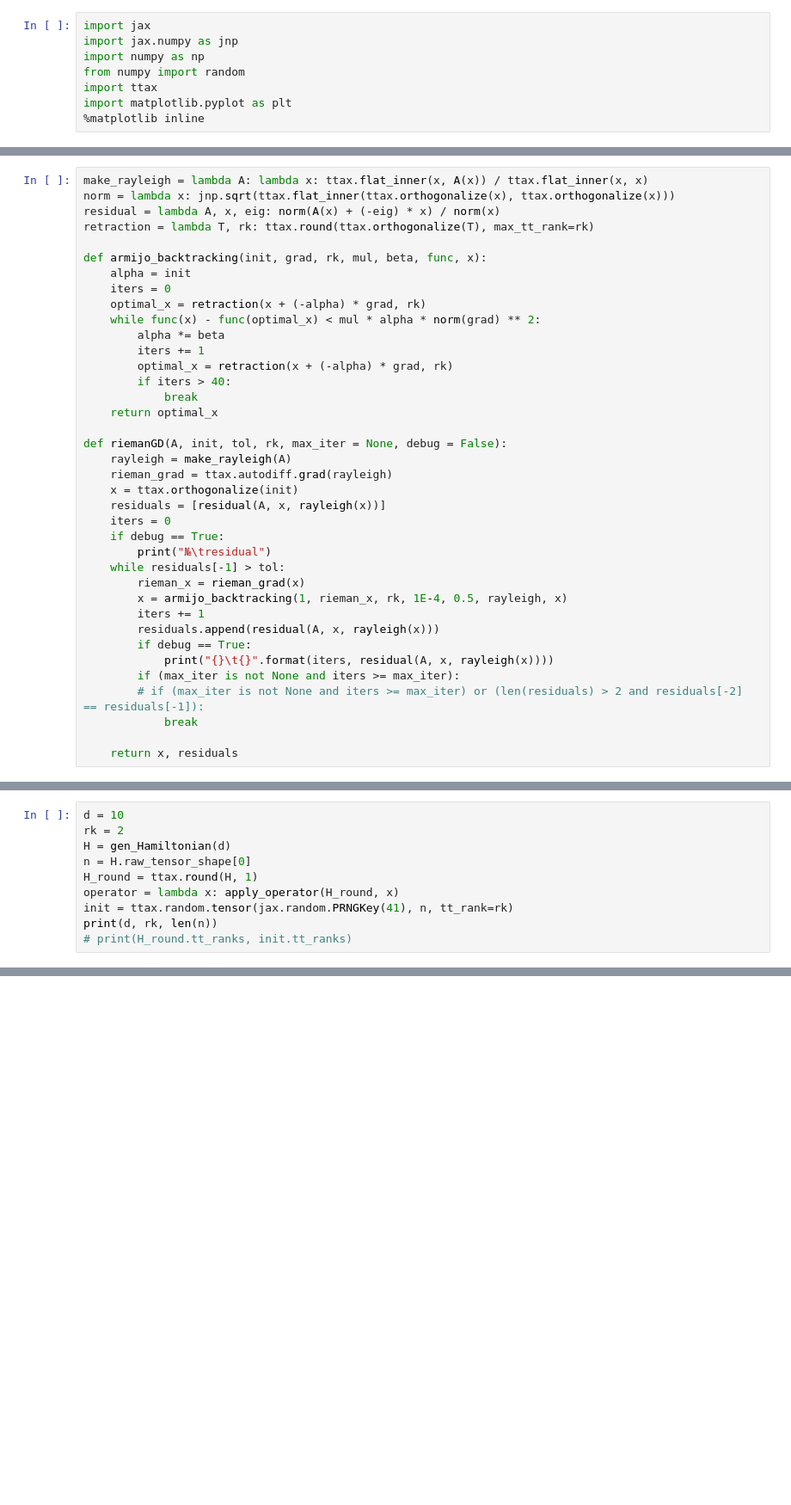
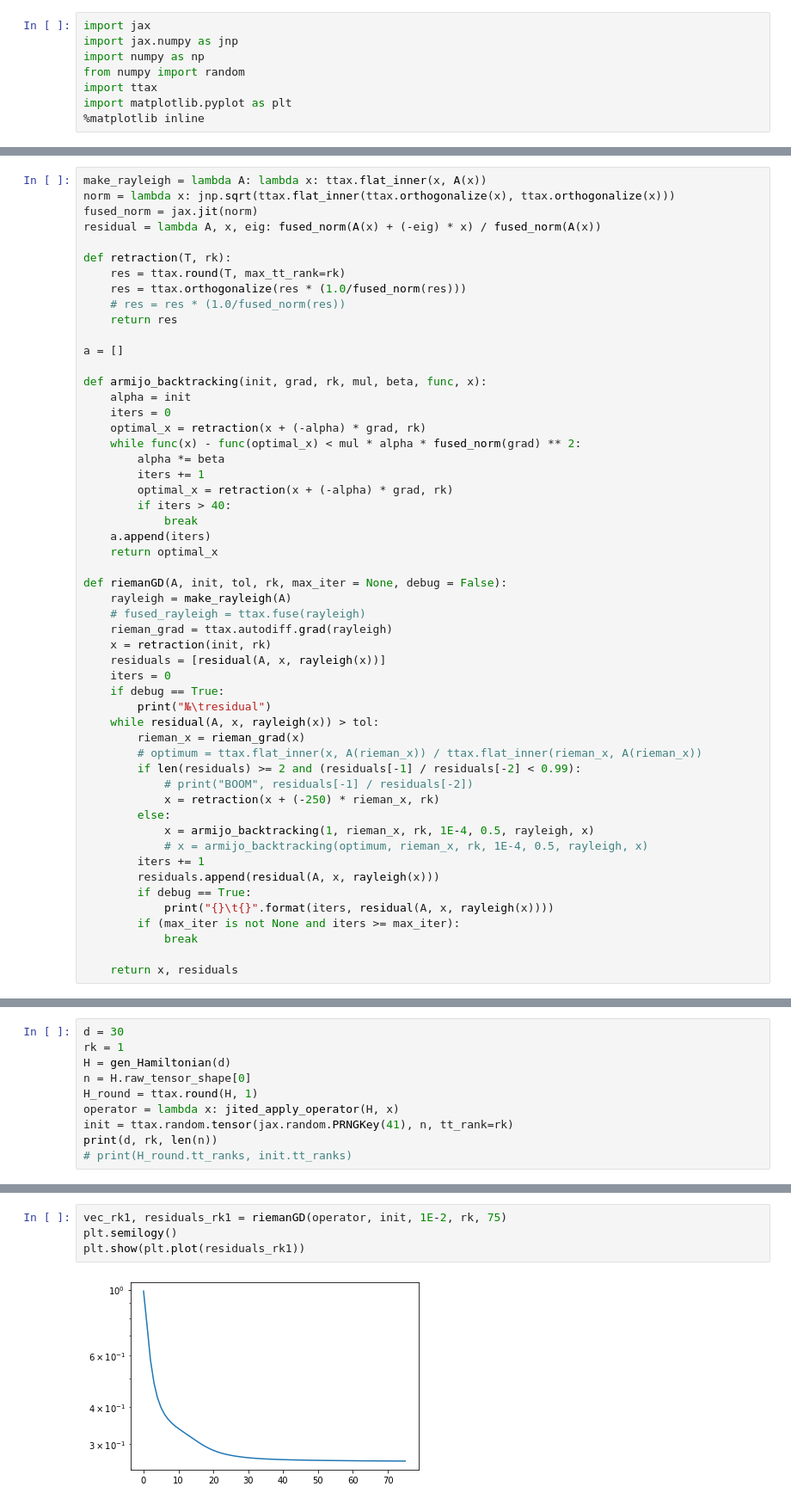
Before and after one commit to johanDDC/RiemannianOptimizationTT, a Jupyter notebook: partial_evp/haisenberg_model.ipynb, the cells around one changed output, grey strips where cells are left out. Shown at 86% size. Cells and saved outputs as stored; diff of their text form; blank space fills up the shorter version.

```diff
--- a/partial_evp/haisenberg_model.ipynb
+++ b/partial_evp/haisenberg_model.ipynb
@@ -237,40 +222,55 @@ def gen_Hamiltonian(d):
         H += 0.5 * SSX_plus_SSY[i] + SSZ[i] @ SSZ[i + 1]
     return H
 # %%
-make_rayleigh = lambda A: lambda x: ttax.flat_inner(x, A(x)) / ttax.flat_inner(x, x)
+make_rayleigh = lambda A: lambda x: ttax.flat_inner(x, A(x))
 norm = lambda x: jnp.sqrt(ttax.flat_inner(ttax.orthogonalize(x), ttax.orthogonalize(x)))
-residual = lambda A, x, eig: norm(A(x) + (-eig) * x) / norm(x)
-retraction = lambda T, rk: ttax.round(ttax.orthogonalize(T), max_tt_rank=rk)
+fused_norm = jax.jit(norm)
+residual = lambda A, x, eig: fused_norm(A(x) + (-eig) * x) / fused_norm(A(x))
+
+def retraction(T, rk):
+    res = ttax.round(T, max_tt_rank=rk)
+    res = ttax.orthogonalize(res * (1.0/fused_norm(res)))
+    # res = res * (1.0/fused_norm(res))
+    return res
+
+a = []
 
 def armijo_backtracking(init, grad, rk, mul, beta, func, x):
     alpha = init
     iters = 0
     optimal_x = retraction(x + (-alpha) * grad, rk)
-    while func(x) - func(optimal_x) < mul * alpha * norm(grad) ** 2:
+    while func(x) - func(optimal_x) < mul * alpha * fused_norm(grad) ** 2:
         alpha *= beta
         iters += 1
         optimal_x = retraction(x + (-alpha) * grad, rk)
         if iters > 40:
             break
+    a.append(iters)
     return optimal_x
 
 def riemanGD(A, init, tol, rk, max_iter = None, debug = False):
     rayleigh = make_rayleigh(A)
+    # fused_rayleigh = ttax.fuse(rayleigh)
     rieman_grad = ttax.autodiff.grad(rayleigh)
-    x = ttax.orthogonalize(init)
+    x = retraction(init, rk)
     residuals = [residual(A, x, rayleigh(x))]
     iters = 0
     if debug == True:
         print("№\tresidual")
-    while residuals[-1] > tol:
+    while residual(A, x, rayleigh(x)) > tol:
         rieman_x = rieman_grad(x)
-        x = armijo_backtracking(1, rieman_x, rk, 1E-4, 0.5, rayleigh, x)
+        # optimum = ttax.flat_inner(x, A(rieman_x)) / ttax.flat_inner(rieman_x, A(rieman_x))
+        if len(residuals) >= 2 and (residuals[-1] / residuals[-2] < 0.99):
+            # print("BOOM", residuals[-1] / residuals[-2])
+            x = retraction(x + (-250) * rieman_x, rk)
+        else:
+            x = armijo_backtracking(1, rieman_x, rk, 1E-4, 0.5, rayleigh, x)
+            # x = armijo_backtracking(optimum, rieman_x, rk, 1E-4, 0.5, rayleigh, x)
         iters += 1
         residuals.append(residual(A, x, rayleigh(x)))
         if debug == True:
             print("{}\t{}".format(iters, residual(A, x, rayleigh(x))))
         if (max_iter is not None and iters >= max_iter):
-        # if (max_iter is not None and iters >= max_iter) or (len(residuals) > 2 and residuals[-2] == residuals[-1]):
             break
 
     return x, residuals
@@ -284,10 +287,10 @@ print(H.raw_tensor_shape)
 # %%
-d = 10
-rk = 2
+d = 30
+rk = 1
 H = gen_Hamiltonian(d)
 n = H.raw_tensor_shape[0]
 H_round = ttax.round(H, 1)
-operator = lambda x: apply_operator(H_round, x)
+operator = lambda x: jited_apply_operator(H, x)
 init = ttax.random.tensor(jax.random.PRNGKey(41), n, tt_rank=rk)
 print(d, rk, len(n))
 # print(H_round.tt_ranks, init.tt_ranks)
@@ -297,0 +299,6 @@ f = lambda x: ttax.flat_inner(x, x)
+# %%
+vec_rk1, residuals_rk1 = riemanGD(operator, init, 1E-2, rk, 75)
+plt.semilogy()
+plt.show(plt.plot(residuals_rk1))
+# %% [output]
+[figure, added]
```
Also changed, not shown: parts of 16 cells of this notebook.
